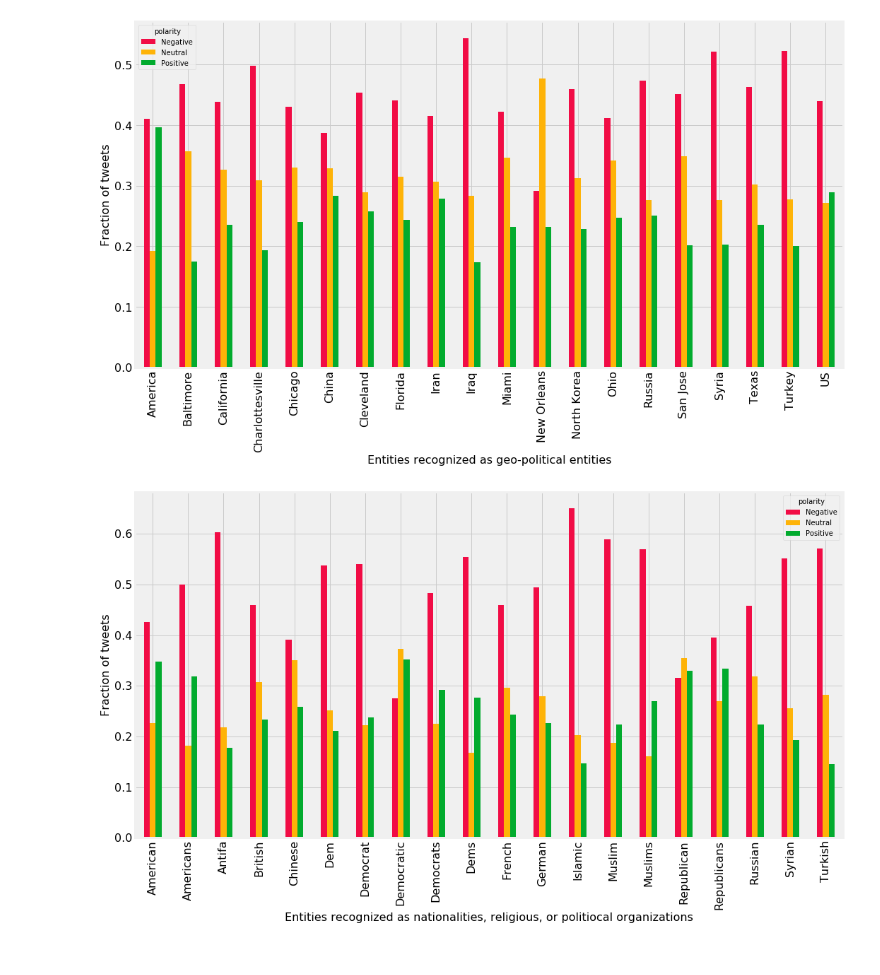
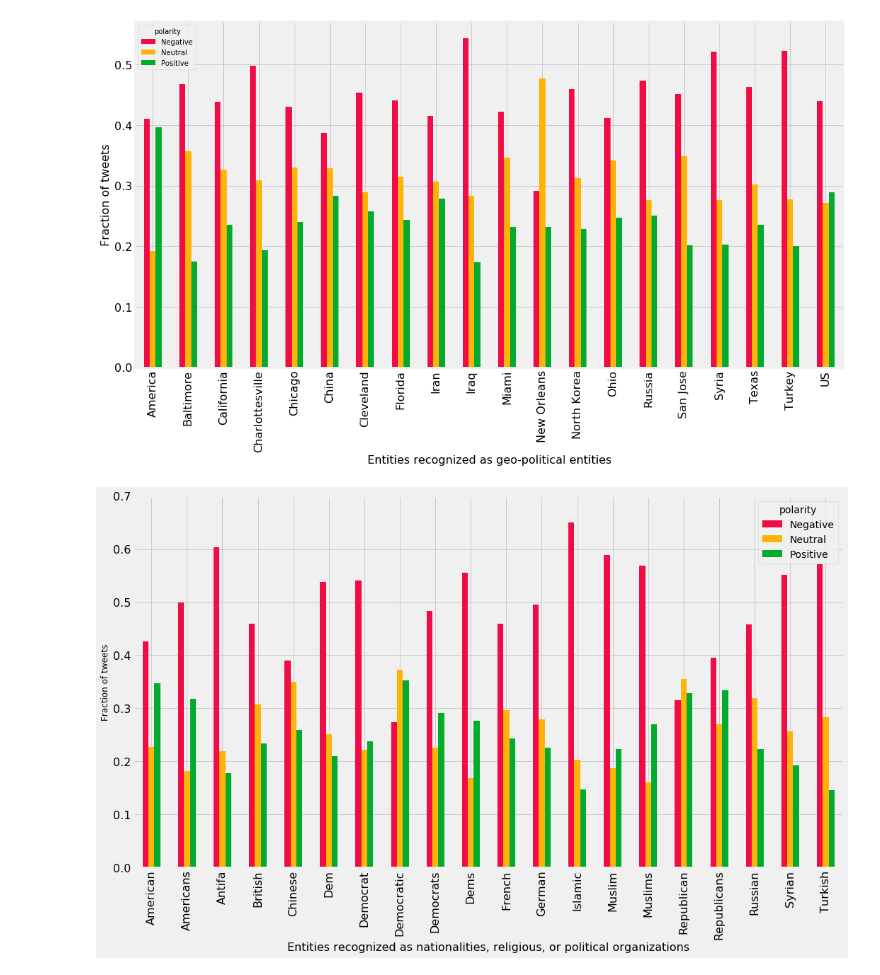
Before and after one commit to gcdunn/twitter-sockpuppet-nlp, a Jupyter notebook: NER.ipynb, the cells around one changed output. Cells and saved outputs as stored; diff of their text form; code cells hidden in the pictures.

```diff
--- a/NER.ipynb
+++ b/NER.ipynb
@@ -295,19 +295,20 @@ ax.set_ylabel("Fraction of tweets", fontsize=16);
 # %%
 top20norp_polarity = (subset[['entities','polarity']].loc[subset.content
                         .apply(lambda string: any(x in string for x in top20norp))])
 top20norp_polarity = (top20norp_polarity.entities.apply(pd.Series)
                         .merge(top20norp_polarity, left_index = True, right_index = True)
                         .drop(['entities'], axis = 1)
                         .melt(id_vars = ['polarity'], value_name = 'entity')
                         .drop(['variable'], axis=1)
                        )
 top20norp_polarity = (top20norp_polarity.loc[top20norp_polarity.entity
                         .apply(lambda string: any(x == str(string) for x in top20norp))])
 top20norp_polarity = top20norp_polarity.groupby(['entity','polarity']).size().groupby(level = 0).transform(lambda x: x/x.sum()).unstack()
 ax = top20norp_polarity.plot(kind = 'bar', figsize=(16,9), color=['#f10c45','#feb308','#02ab2e'], fontsize=16)
-ax.set_xlabel("Entities recognized as nationalities, religious, or politiocal organizations", fontsize=16)
-ax.set_ylabel("Fraction of tweets", fontsize=16);
+ax.set_xlabel("Entities recognized as nationalities, religious, or political organizations", fontsize=16)
+ax.set_ylim(0,0.7)
+ax.set_ylabel("Fraction of tweets", fontsize=12);
 # %% [output]
-[figure, old version]
+[figure, new version]
 # %%
 subset.to_csv('../data/eng_tweets_with_entities.csv')
```
Also changed, not shown: parts of 1 cell of this notebook.
